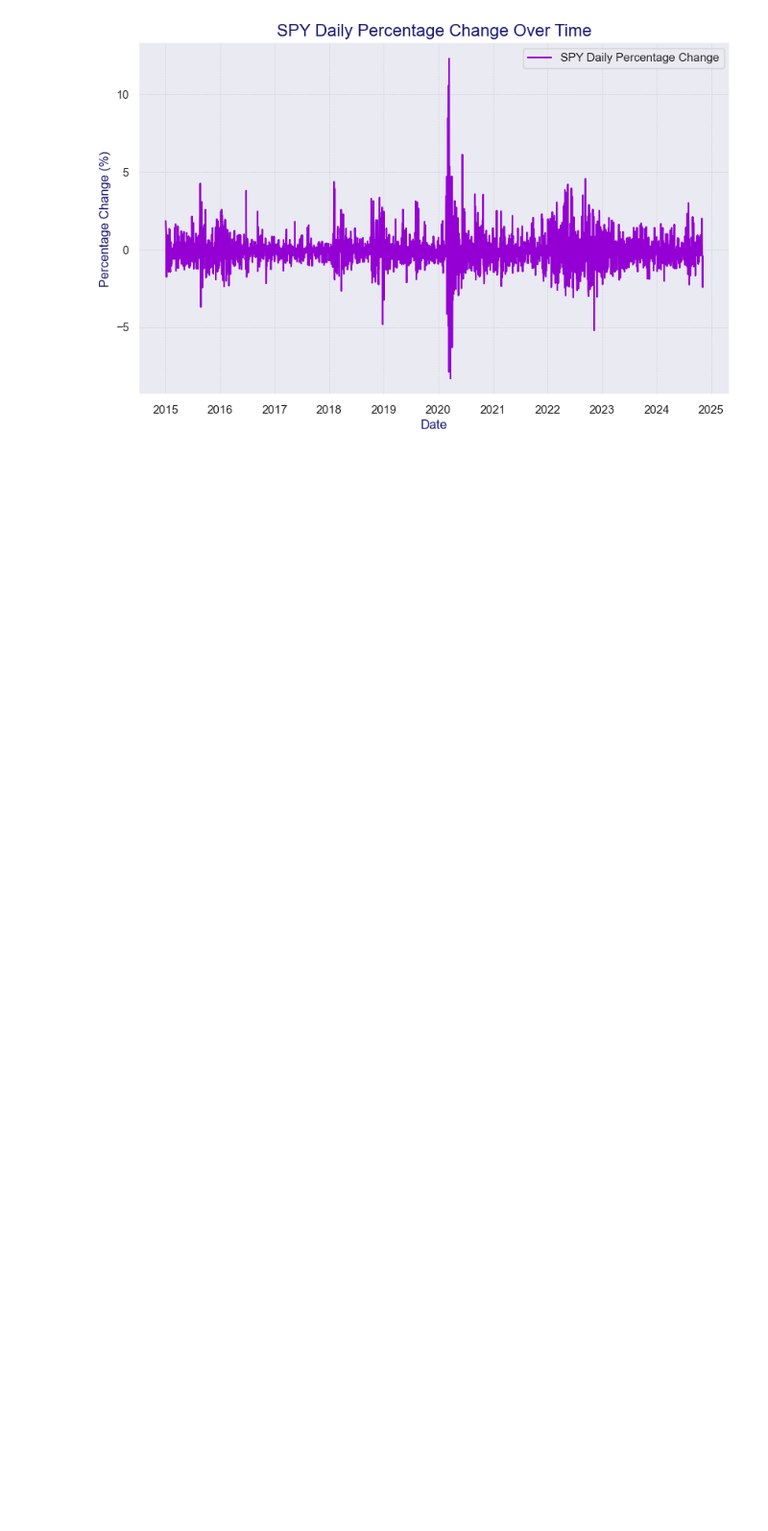
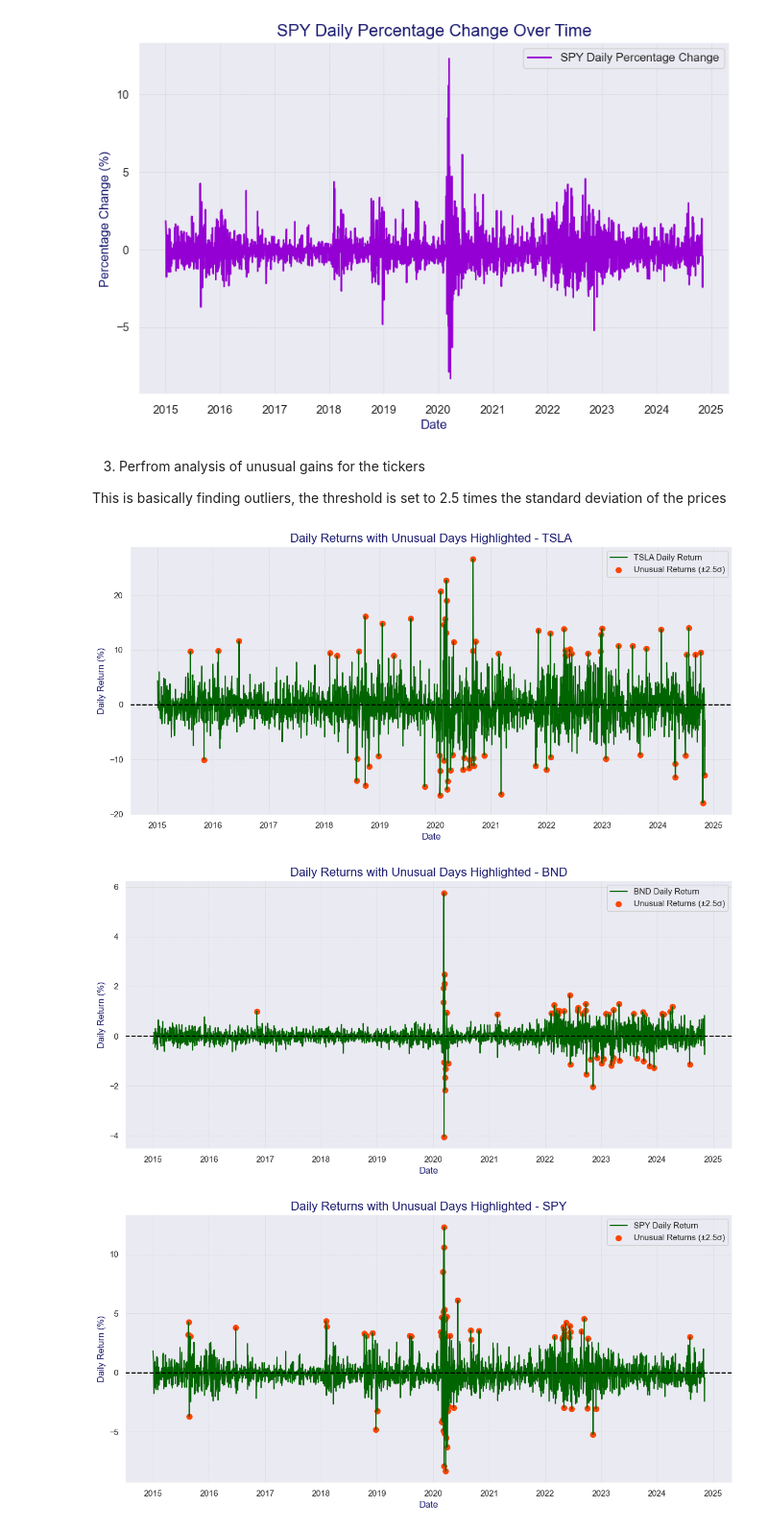
Before and after one commit to WildCayote/GMF-Investments-Portfolio-Management, a Jupyter notebook: notebooks/EDA.ipynb, the cells around one changed output. Shown at 96% size. Saved outputs shown, nothing was run; the diff lists cells and outputs as text; code cells hidden in the pictures; blank space fills up the shorter version.

Commit message:
Feat: Added unusual gains analysis

```diff
--- a/notebooks/EDA.ipynb
+++ b/notebooks/EDA.ipynb
@@ -74,3 +74,13 @@ analyzer.plot_daily_percentage_change(data_dict)
 [figure]
 [figure]
 [figure]
+# %% [markdown]
+3) Perfrom analysis of unusual gains for the tickers
+
+This is basically finding outliers, the threshold is set to 2.5 times the standard deviation of the prices
+# %%
+analyzer.plot_unusual_returns(data_dict)
+# %% [output]
+[figure, added]
+[figure, added]
+[figure, added]
```
